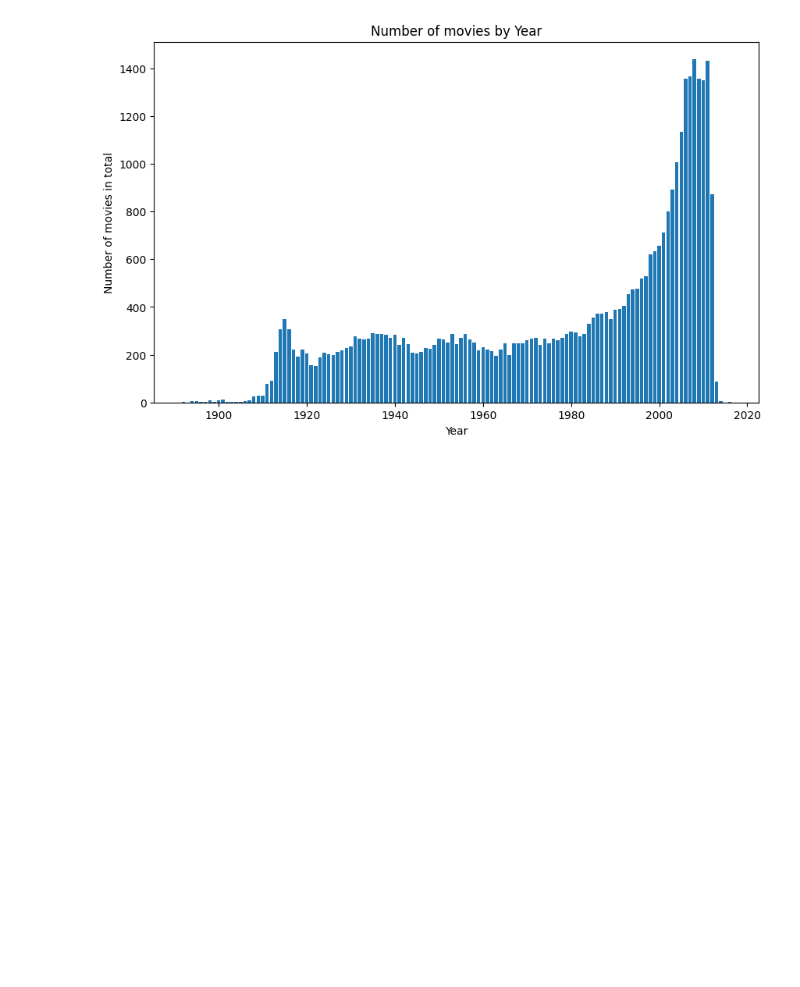
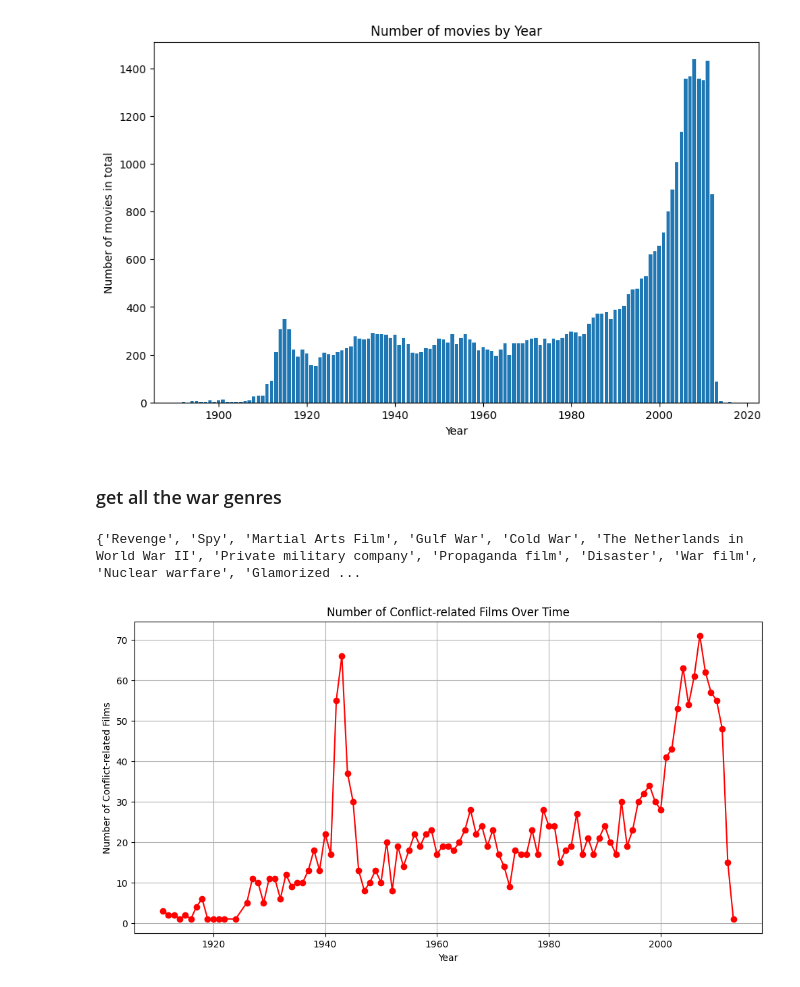
Before and after one commit to epfl-ada/ada-2024-project-skibidata, a Jupyter notebook: CMU_Starting.ipynb, the cells around one changed output. Drawn from its saved outputs; the diff is of its cells as text; code cells hidden in the pictures; blank space fills up the shorter version.

```diff
--- a/CMU_Starting.ipynb
+++ b/CMU_Starting.ipynb
@@ -639,3 +625,36 @@ plt.xticks(rotation=0)  # Rotate x-axis labels if needed
 plt.show()
 # %% [output]
 [figure]
+# %% [markdown]
+### get all the war genres
+# %%
+war_conflict_keywords = [
+    "War", "Combat", "Conflict", "Battle", "Invasion", "Siege", "Occupation",
+    "Resistance", "Insurgency", "Militia", "Guerilla", "Army", "Soldier",
+    "Hostilities", "Skirmish", "Civil war", "Warfare", "Attack", "Defense",
+    "Rebellion", "Revolution", "Terrorism", "Patriotism", "Espionage",
+    "Propaganda", "Martial", "Paramilitary", "Navy", "Marines", "Air force",
+    "Armament", "Alliance", "Blockade", "Revenge", "Vengeance", "Nuclear", "Disaster","military" ,"Empire", "Spy"
+]
+conflict_genres = {genre for genre in unique_genres if any(keyword.lower() in genre.lower() for keyword in war_conflict_keywords)}
+print(conflict_genres)
+# %% [output]
+{'Revenge', 'Spy', 'Martial Arts Film', 'Gulf War', 'Cold War', 'The Netherlands in World War II', 'Private military company', 'Propaganda film', 'Disaster', 'War film', 'Nuclear warfare', 'Glamorized ...
+# %%
+# get the df with all genre belonging to conflict genres
+conflict_movies = movie_metadata_df[
+    movie_metadata_df['genres'].apply(lambda genres: any(genre in conflict_genres for genre in genres))
+]
+
+# Plot the histogram
+
+conflict_movies_per_year = conflict_movies.groupby(conflict_movies['release_date'].dt.year).size()
+plt.figure(figsize=(12, 6))
+plt.plot(conflict_movies_per_year.index, conflict_movies_per_year.values, marker='o', color='red')
+plt.title('Number of Conflict-related Films Over Time')
+plt.xlabel('Year')
+plt.ylabel('Number of Conflict-related Films')
+plt.grid(True)
+plt.show()
+# %% [output]
+[figure, added]
```
Also changed, not shown: parts of 7 cells of this notebook.
